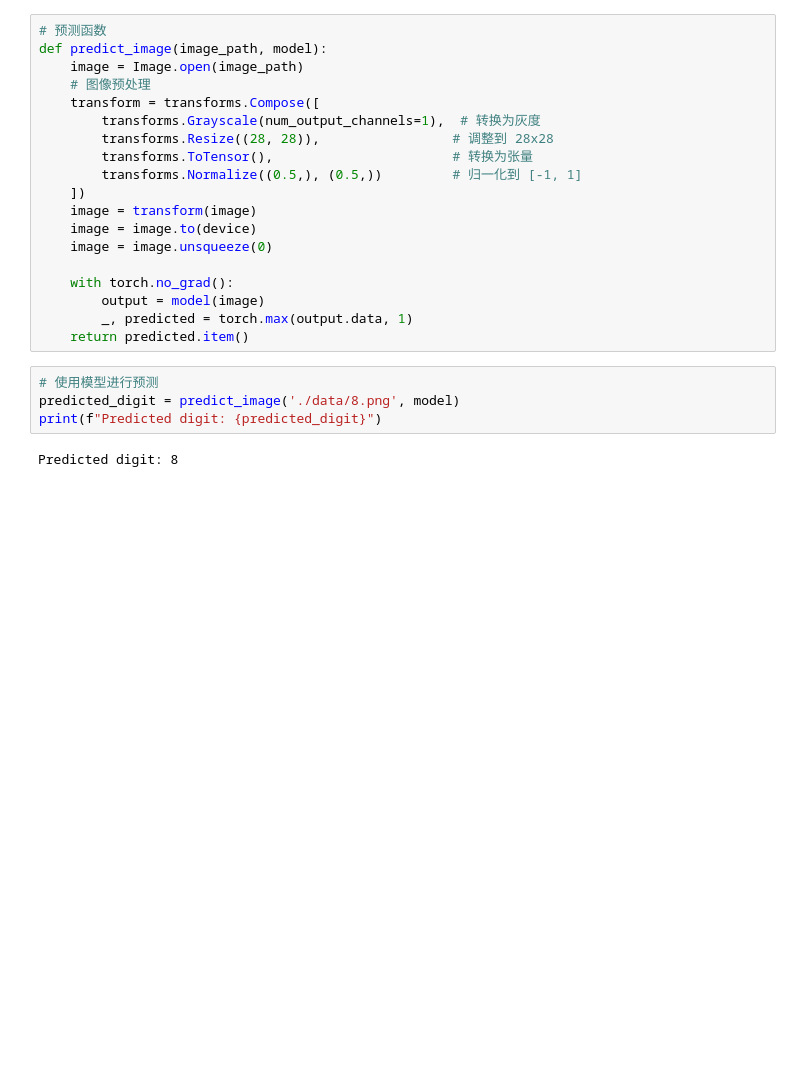
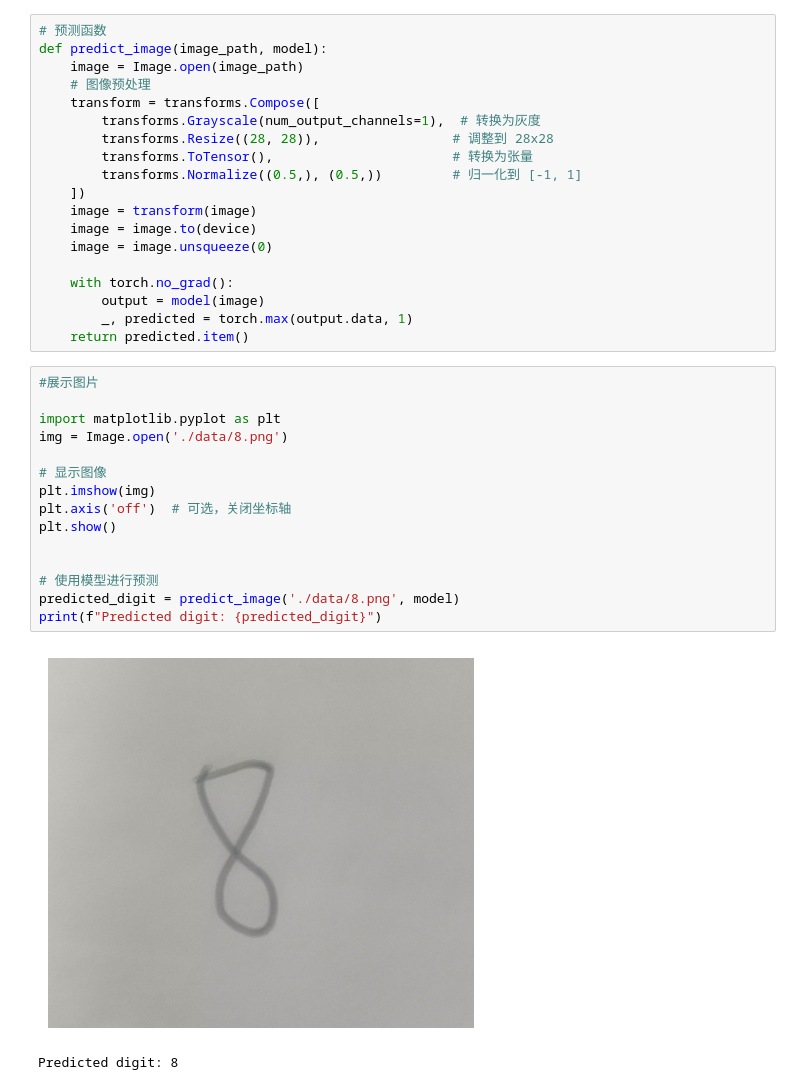
Before and after one commit to starryrlx/PyTorch-DeepLearning-Practice-Projects, a Jupyter notebook: 1_Handwritten_Digit_Recognition/digit_recognition.ipynb, the cells around one changed output. Saved outputs shown, nothing was run; the diff lists cells and outputs as text; blank space fills up the shorter version.

```diff
--- a/1_Handwritten_Digit_Recognition/digit_recognition.ipynb
+++ b/1_Handwritten_Digit_Recognition/digit_recognition.ipynb
@@ -81,9 +81,21 @@ def predict_image(image_path, model):
         output = model(image)
         _, predicted = torch.max(output.data, 1)
     return predicted.item()
-# %%
-# 使用模型进行预测
-predicted_digit = predict_image('./data/8.png', model)
-print(f"Predicted digit: {predicted_digit}")
-# %% [output]
-Predicted digit: 8
+# %%
+#展示图片
+
+import matplotlib.pyplot as plt
+img = Image.open('./data/8.png')
+
+# 显示图像
+plt.imshow(img)
+plt.axis('off')  # 可选，关闭坐标轴
+plt.show()
+
+
+# 使用模型进行预测
+predicted_digit = predict_image('./data/8.png', model)
+print(f"Predicted digit: {predicted_digit}")
+# %% [output]
+[figure, added]
+Predicted digit: 8
```
Also changed, not shown: 10 other files.
